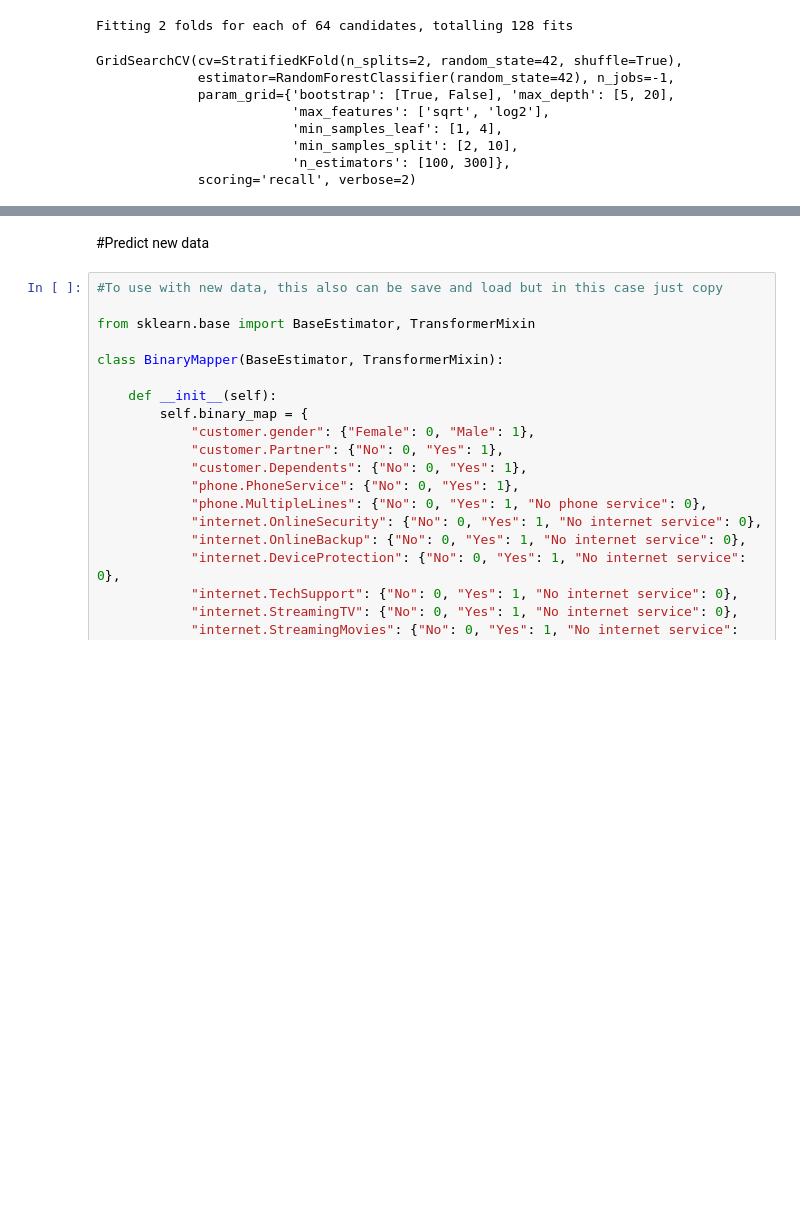
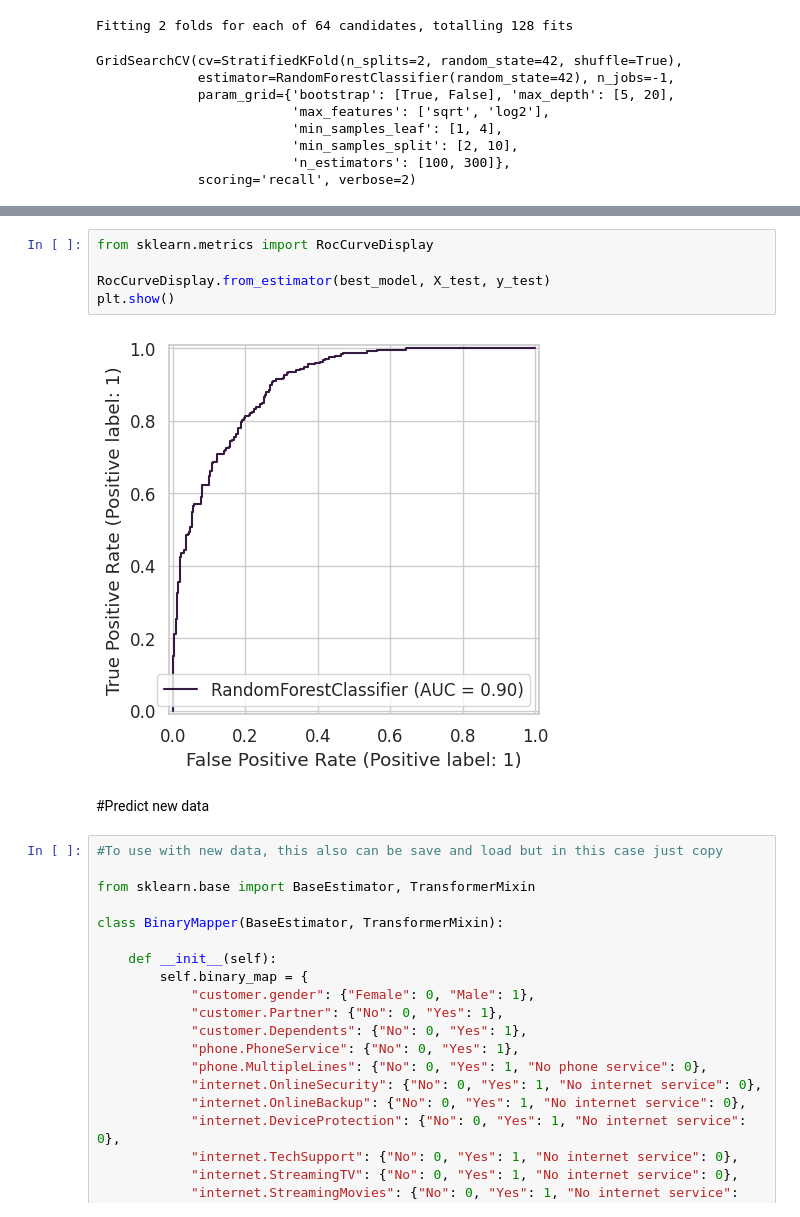
Before and after one commit to JCSR2022/challenge3-data-science-Alura, a Jupyter notebook: challenge3_data_science_Alura_.ipynb, the cells around one changed output, grey strips where cells are left out. Cells and saved outputs as stored; diff of their text form; blank space fills up the shorter version.

```diff
--- a/challenge3_data_science_Alura_.ipynb
+++ b/challenge3_data_science_Alura_.ipynb
@@ -514,3 +629,10 @@ Best Parameters:
+# %%
+from sklearn.metrics import RocCurveDisplay
+
+RocCurveDisplay.from_estimator(best_model, X_test, y_test)
+plt.show()
+# %% [output]
+[figure, added]
 # %% [markdown]
 #Predict new data
 # %%
```
Also changed, not shown: parts of 11 cells of this notebook.
